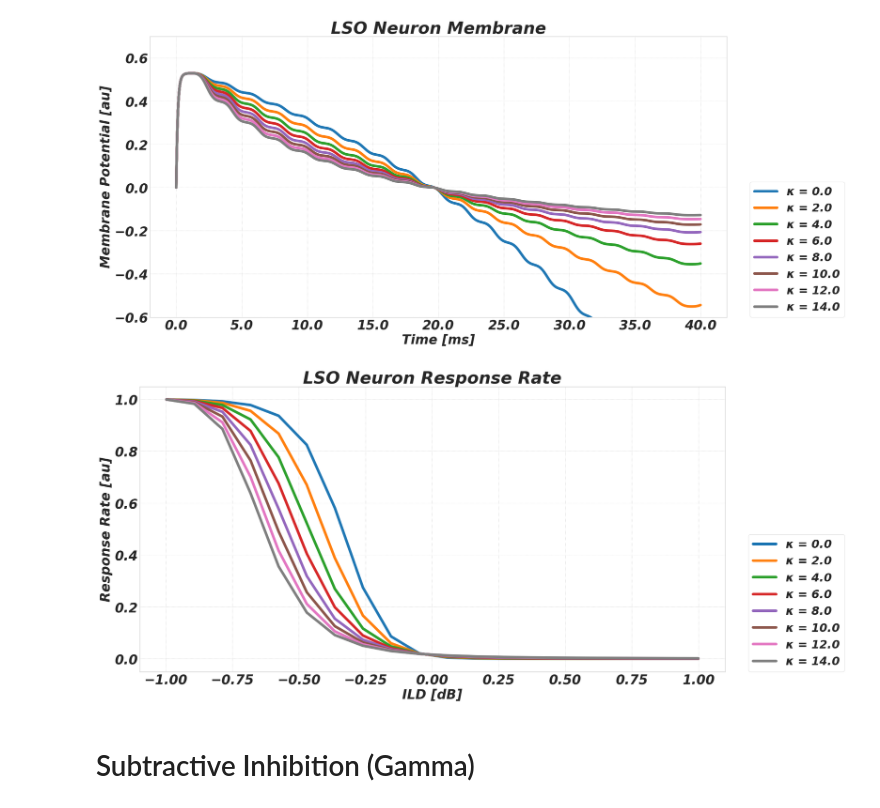
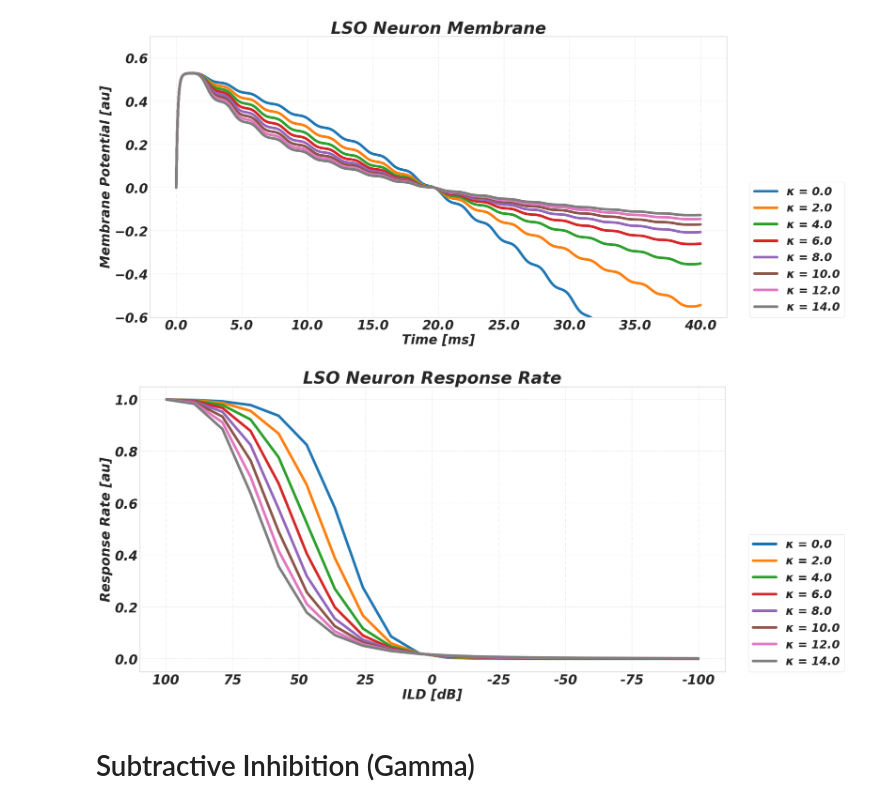
Before and after one commit to oesst/Neuron-Model-ILD, a Jupyter notebook: Figure_Code/Figure 3.0 Parameters.ipynb, the cells around one changed output. Drawn from its saved outputs; the diff is of its cells as text; code cells hidden in the pictures.

```diff
--- a/Figure_Code/Figure 3.0 Parameters.ipynb
+++ b/Figure_Code/Figure 3.0 Parameters.ipynb
@@ -17,7 +17,6 @@ mpl.rcParams['grid.linestyle'] = ':'
 
 mpl.rcParams['figure.figsize'] = [20.0, 10.0]
 mpl.rcParams['figure.dpi'] = 100
-mpl.rcParams['savefig.dpi'] = 400
 
 
 drawing_size = 25
@@ -324,25 +323,28 @@ plt.show()
 # %%
 fig = plt.figure()
 
 ax1 = fig.add_subplot(111)
 plt.title('LSO Neuron Response Rate')
 
 for i in range(len(kappas_r)):
     stri = r'$\kappa$ = {0:.1f}'.format(kappas_r[i])
     diff_input =  s_gbc_all-s_sbc_all
     diff_input = diff_input[:,sbc_center_frequencyBand]
     r = r_all[i,:,sbc_center_frequencyBand]
-    plt.plot(diff_input[probing_times],g_r_out(r[probing_times]),label=stri)
+    plt.plot(-diff_input[probing_times],g_r_out(r[probing_times]),label=stri)
+
+ax1.set_xticklabels([ int(round(k * 100)) for k in ax1.get_xticks()])
+ax1.invert_xaxis()
 plt.xlabel('ILD [dB]')
 plt.ylabel('Response Rate [au]')
 lgd = plt.legend(loc=(1.04,0))
 
 
 plt.savefig(figure_name + 'response_kappa.svg', bbox_extra_artists=(lgd,), bbox_inches='tight')
 plt.savefig(figure_name + 'response_kappa.pdf', bbox_extra_artists=(lgd,), bbox_inches='tight')
 plt.show()
 # %% [output]
-[figure, old version]
+[figure, new version]
 # %% [markdown]
 # Subtractive Inhibition (Gamma)
 # %%
```
Also changed, not shown: parts of 4 cells of this notebook, 15 other files.
